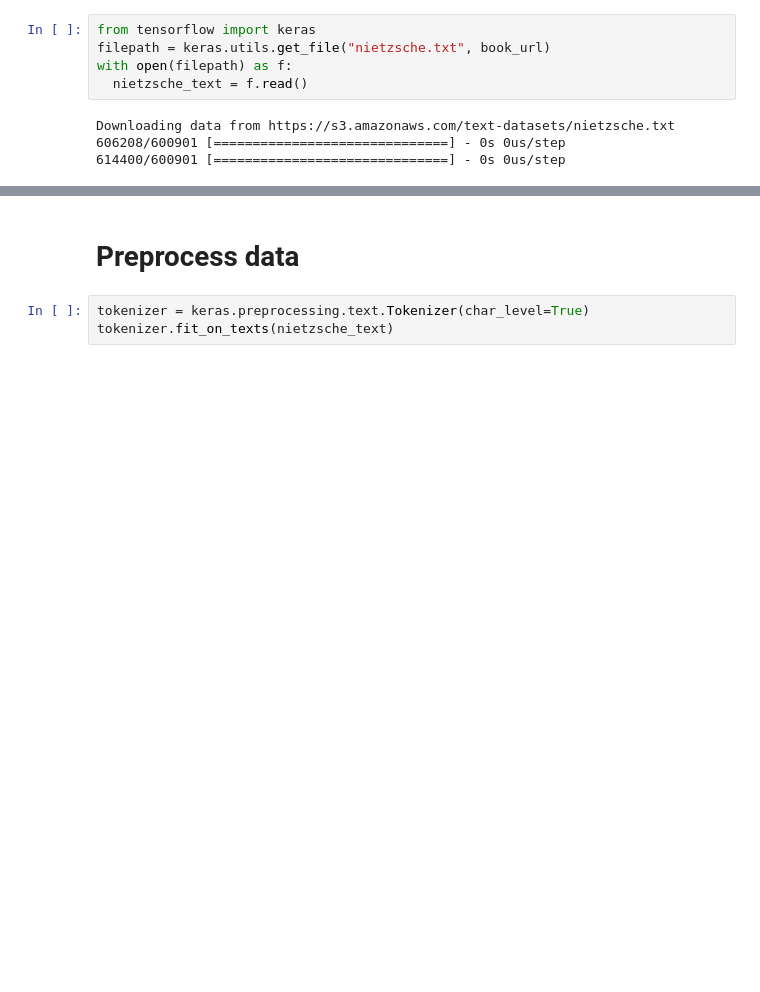
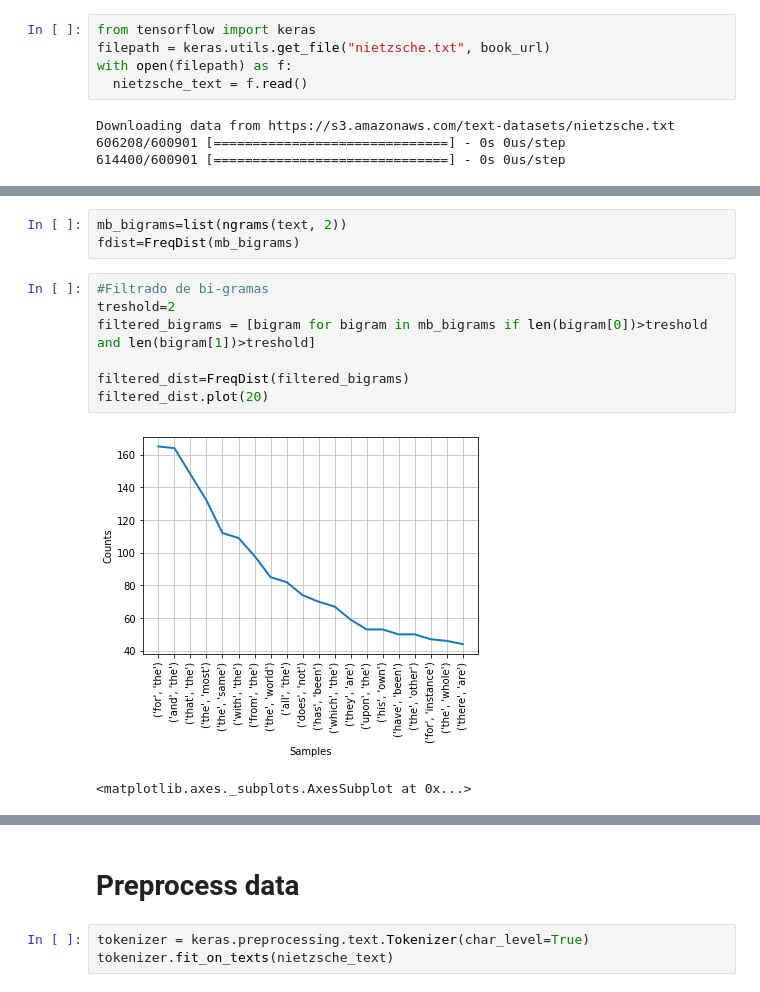
Before and after one commit to IramML/ailabschool-exam, a Jupyter notebook: book/Examen_R2.ipynb, the cells around one changed output, grey strips where cells are left out. Saved outputs shown, nothing was run; the diff lists cells and outputs as text; blank space fills up the shorter version.

```diff
--- a/book/Examen_R2.ipynb
+++ b/book/Examen_R2.ipynb
@@ -74,0 +136,13 @@ Downloading data from https://s3.amazonaws.com/text-datasets/nietzsche.txt
+# %%
+mb_bigrams=list(ngrams(text, 2))
+fdist=FreqDist(mb_bigrams)
+# %%
+#Filtrado de bi-gramas
+treshold=2
+filtered_bigrams = [bigram for bigram in mb_bigrams if len(bigram[0])>treshold and len(bigram[1])>treshold]
+
+filtered_dist=FreqDist(filtered_bigrams)
+filtered_dist.plot(20)
+# %% [output]
+[figure, added]
+<matplotlib.axes._subplots.AxesSubplot at 0x...>
```
Also changed, not shown: parts of 17 cells of this notebook.
